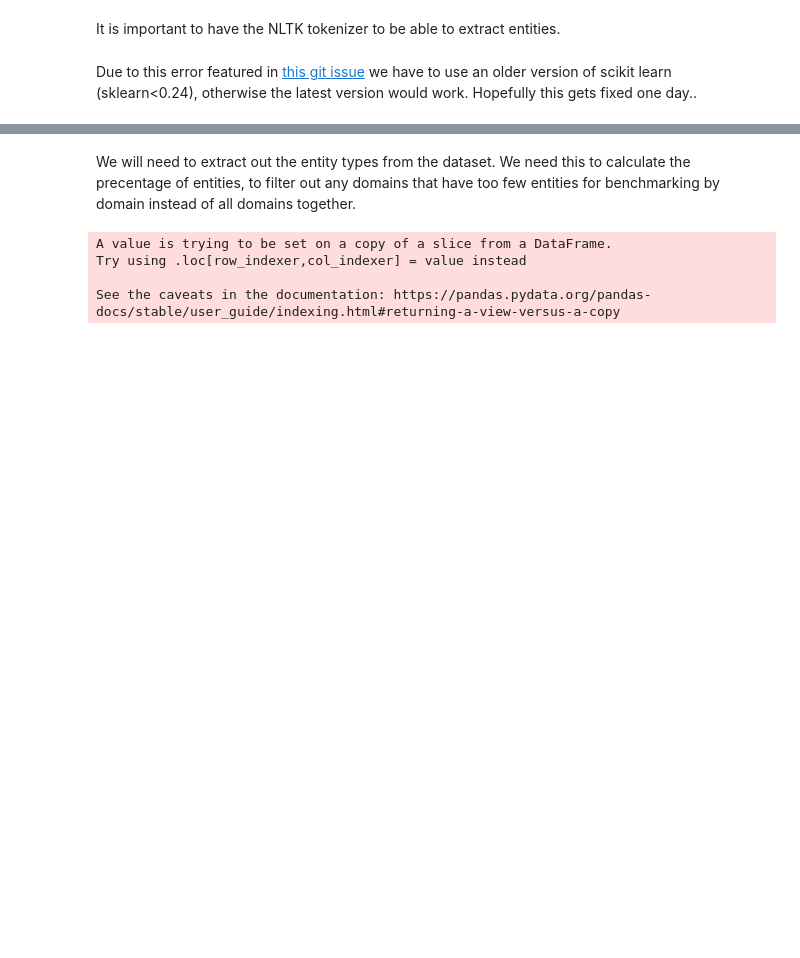
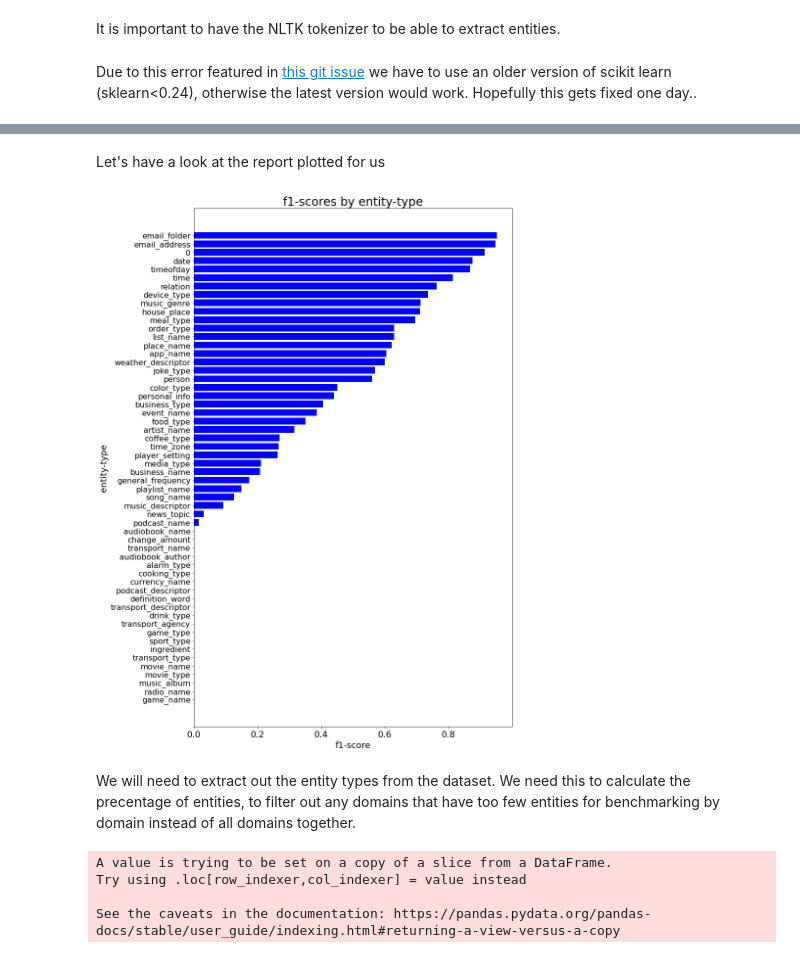
Before and after one commit to secretsauceai/NLU-engine-prototype-benchmarks, a Jupyter notebook: Macro_NLU_Entity_Refinement.ipynb, the cells around one changed output, grey strips where cells are left out. Saved outputs shown, nothing was run; the diff lists cells and outputs as text; code cells hidden in the pictures; blank space fills up the shorter version.

Commit message:
worked on analytics part of entity refinement flow

```diff
--- a/Macro_NLU_Entity_Refinement.ipynb
+++ b/Macro_NLU_Entity_Refinement.ipynb
@@ -98,3 +98,9 @@ entity_report_df
+# %% [markdown]
+Let's have a look at the report plotted for us
+# %%
+Analytics.plot_report(entity_report_df)
+# %% [output]
+[figure, added]
 # %% [markdown]
 We will need to extract out the entity types from the dataset. We need this to calculate the precentage of entities, to filter out any domains that have too few entities for benchmarking by domain instead of all domains together.
 # %%
```
Also changed, not shown: parts of 32 cells of this notebook, 3 other files.
